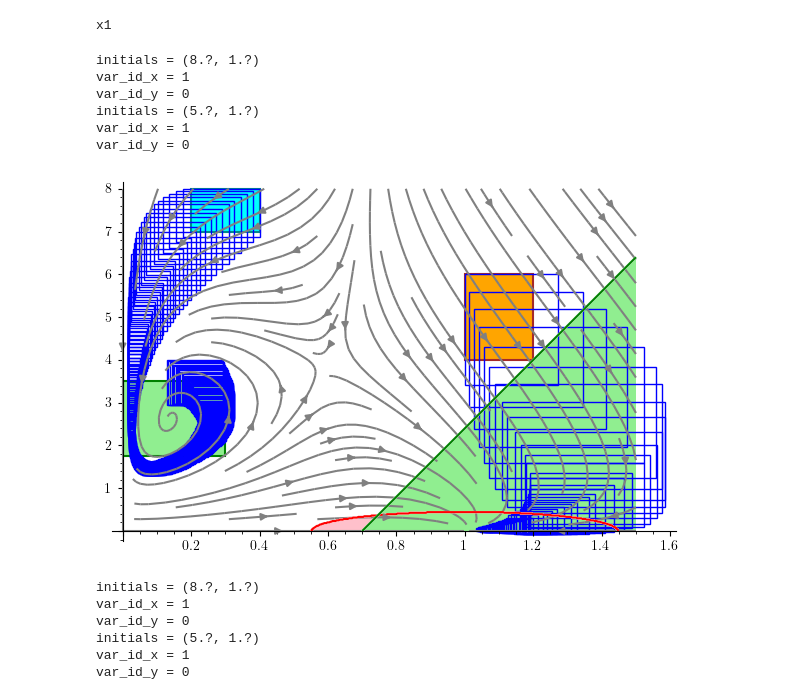
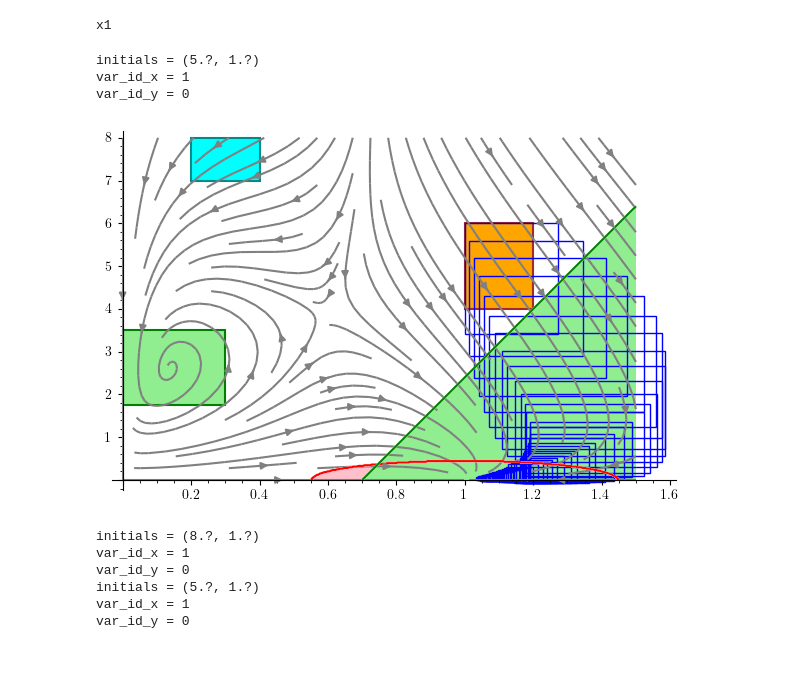
Before and after one commit to twright/Logic-of-Behaviour-in-Uncertain-Contexts, a Jupyter notebook: notebooks/Whelks and Lobsters/Chapter 6 Iterated Masking Examples.ipynb, the cells around one changed output. Saved outputs shown, nothing was run; the diff lists cells and outputs as text; code cells hidden in the pictures; blank space fills up the shorter version.

```diff
--- a/notebooks/Whelks and Lobsters/Chapter 6 Iterated Masking Examples.ipynb
+++ b/notebooks/Whelks and Lobsters/Chapter 6 Iterated Masking Examples.ipynb
@@ -99,8 +99,8 @@ Q = (  Atomic(var("Whelk") < Qbox[0].upper())
 # %%
 p1 = p
 p1 += plot_box(v2, color='orange', edgecolor='brown', thickness=1.5)
-p1 += plot_box(Qbox, color='lightgreen', edgecolor='green', thickness=1.5)
-p1 += plot_box(v4, color='cyan', edgecolor='darkcyan', thickness=1.5)
+#p1 += plot_box(Qbox, color='lightgreen', edgecolor='green', thickness=1.5)
+#p1 += plot_box(v4, color='cyan', edgecolor='darkcyan', thickness=1.5)
 p1.set_aspect_ratio(1/8)
 p1.save("whelks-phase-portrait.pdf")
 p1
@@ -136,22 +136,19 @@ s1.varmap["Whelk"]
 # %% [output]
 x1
 # %%
-kwargs = dict(step=(0.01, 0.1), order=6, estimation=1e-4, cutoff_threshold=1e-15, integration_method=2)
+kwargs = dict(step=(0.01, 0.1), order=6, estimation=1e-4, cutoff_threshold=1e-15, integration_method=2, symbolic_composition=True)
 # %%
-Qplt = p1 + plot_reach(s1, 25, **kwargs)
+Qplt = p1 #+ plot_reach(s1, 25, **kwargs)
 Qplt += plot_reach(s2, 5, **kwargs)
 Qplt += region_plot([SR(x) >= (1/8)*SR(y)+0.7], (x,0,1.5),(y,0,8),
 
                     incol="lightgreen", bordercol="green")
 Qplt.show(aspect_ratio=1/8)
 # %% [output]
-initials = (8.?, 1.?)
-var_id_x = 1
-var_id_y = 0
 initials = (5.?, 1.?)
 var_id_x = 1
 var_id_y = 0
-[figure, old version]
+[figure, new version]
 # %%
 Qplt = p1 + plot_reach(s1, 25, **kwargs)
 Qplt += plot_reach(s2, 5, **kwargs)
```
Also changed, not shown: parts of 34 cells of this notebook, 48 other files.
